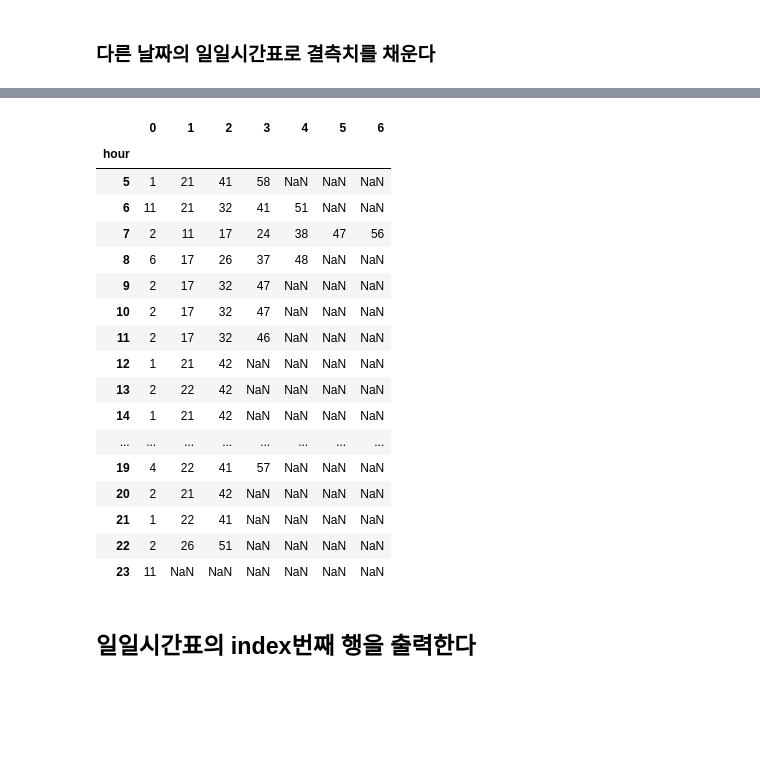
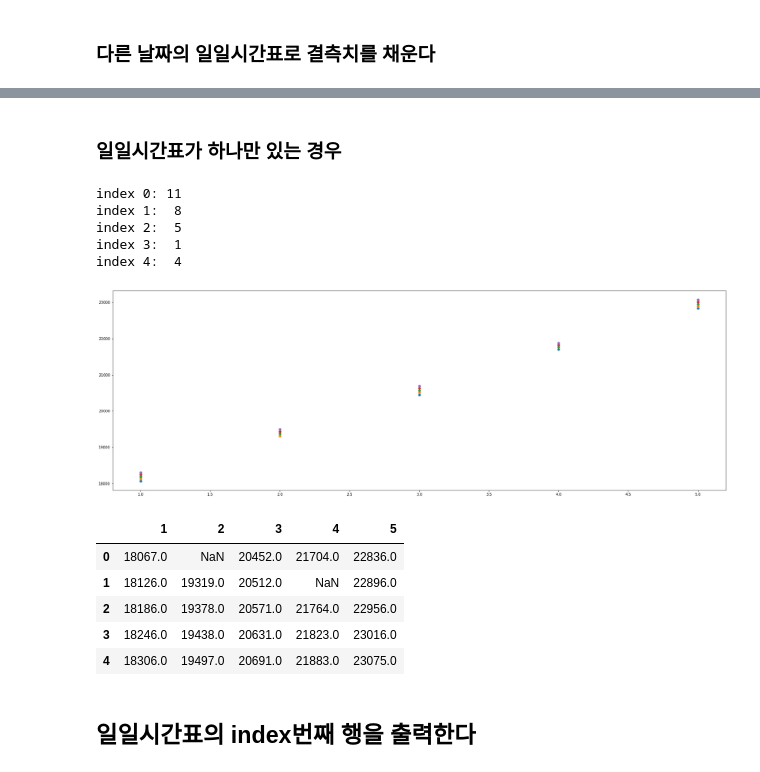
Before and after one commit to jongphago/Data-Structure-Project, a Jupyter notebook: BTTA_NullManagement.ipynb, the cells around one changed output, grey strips where cells are left out. Cells and saved outputs as stored; diff of their text form; code cells hidden in the pictures; blank space fills up the shorter version.

Commit message:
timetable이 1개 존재할대 NULL Management 방법

```diff
--- a/BTTA_NullManagement.ipynb
+++ b/BTTA_NullManagement.ipynb
@@ -309,6 +313,6 @@ median = append_df.median()/60#.fillna(-3600)/60
 median.interpolate(inplace=True)
 # %%
 hour = (median/60).astype('int32')
-hour_str = hour.astype('str')
+hour_str = hour.apply(lambda x: "{:0>2d}".format(x)).astype('str')
 minute = (median - hour*60).astype('int32')
-minute_str = minute.astype('str')
+minute_str = minute.apply(lambda x: "{:0>2d}".format(x)).astype('str')
@@ -320,3 +319,5 @@ pd.DataFrame(hour_str + ':' + minute_str).transpose()
+# %%
+tdf = pd.Series(hour_str + ':' + minute_str)
 # %%
 hour_df = pd.DataFrame(hour,columns=['hour'])
 newIndex = hour_df.groupby(['hour']).size().index
@@ -324,25 +325,7 @@ newIndex = hour_df.groupby(['hour']).size().index
 _df = pd.DataFrame(index = newIndex, columns=range(10))
 for i, index in enumerate(hour_df.groupby(['hour']).size().index):
 #     if(index<0): continue
-    _df.iloc[i] = minute[hour == index].reset_index(drop=True)
+    _df.iloc[i] = tdf[hour == index].reset_index(drop=True)
 _df.dropna(how='all', axis=1, inplace=True)
-_df
+busCount = np.invert(_df.isnull()).sum().sum()
+_df.fillna(' ', inplace=True)
-# %% [output]
-|  | 0 | 1 | 2 | 3 | 4 | 5 | 6 |
-| hour |  |  |  |  |  |  |  |
-| 5 | 1 | 21 | 41 | 58 | NaN | NaN | NaN |
-| 6 | 11 | 21 | 32 | 41 | 51 | NaN | NaN |
-| 7 | 2 | 11 | 17 | 24 | 38 | 47 | 56 |
-| 8 | 6 | 17 | 26 | 37 | 48 | NaN | NaN |
-| 9 | 2 | 17 | 32 | 47 | NaN | NaN | NaN |
-| 10 | 2 | 17 | 32 | 47 | NaN | NaN | NaN |
-| 11 | 2 | 17 | 32 | 46 | NaN | NaN | NaN |
-| 12 | 1 | 21 | 42 | NaN | NaN | NaN | NaN |
-| 13 | 2 | 22 | 42 | NaN | NaN | NaN | NaN |
-| 14 | 1 | 21 | 42 | NaN | NaN | NaN | NaN |
-| ... | ... | ... | ... | ... | ... | ... | ... |
-| 19 | 4 | 22 | 41 | 57 | NaN | NaN | NaN |
-| 20 | 2 | 21 | 42 | NaN | NaN | NaN | NaN |
-| 21 | 1 | 22 | 41 | NaN | NaN | NaN | NaN |
-| 22 | 2 | 26 | 51 | NaN | NaN | NaN | NaN |
-| 23 | 11 | NaN | NaN | NaN | NaN | NaN | NaN |
@@ -349,3 +334,36 @@ _df
+# %% [markdown]
+### 일일시간표가 하나만 있는 경우
+# %%
+for i in range(5):
+    nullCnt = s26.iloc[i].isnull().sum()
+    print(f"index {i}: {nullCnt:2d}")
+# %% [output]
+index 0: 11
+index 1:  8
+index 2:  5
+index 3:  1
+index 4:  4
+# %%
+plt.figure(figsize=(30, 10))
+_df = s26.loc[:4, :5]
+_index = _df.index
+for i in _index:
+    _null_df = _df.iloc[i]
+    _bool = np.invert(_null_df.isnull())
+    df = _null_df[_bool]
+    _x = df.index
+    plt.scatter(_x, df)
+# %% [output]
+[figure, added]
+# %%
+_df
+# %% [output]
+|  | 1 | 2 | 3 | 4 | 5 |
+| 0 | 18067.0 | NaN | 20452.0 | 21704.0 | 22836.0 |
+| 1 | 18126.0 | 19319.0 | 20512.0 | NaN | 22896.0 |
+| 2 | 18186.0 | 19378.0 | 20571.0 | 21764.0 | 22956.0 |
+| 3 | 18246.0 | 19438.0 | 20631.0 | 21823.0 | 23016.0 |
+| 4 | 18306.0 | 19497.0 | 20691.0 | 21883.0 | 23075.0 |
 # %% [markdown]
 ## 일일시간표의 index번째 행을 출력한다
 # %%
```
Also changed, not shown: parts of 10 cells of this notebook, 2 other files.
